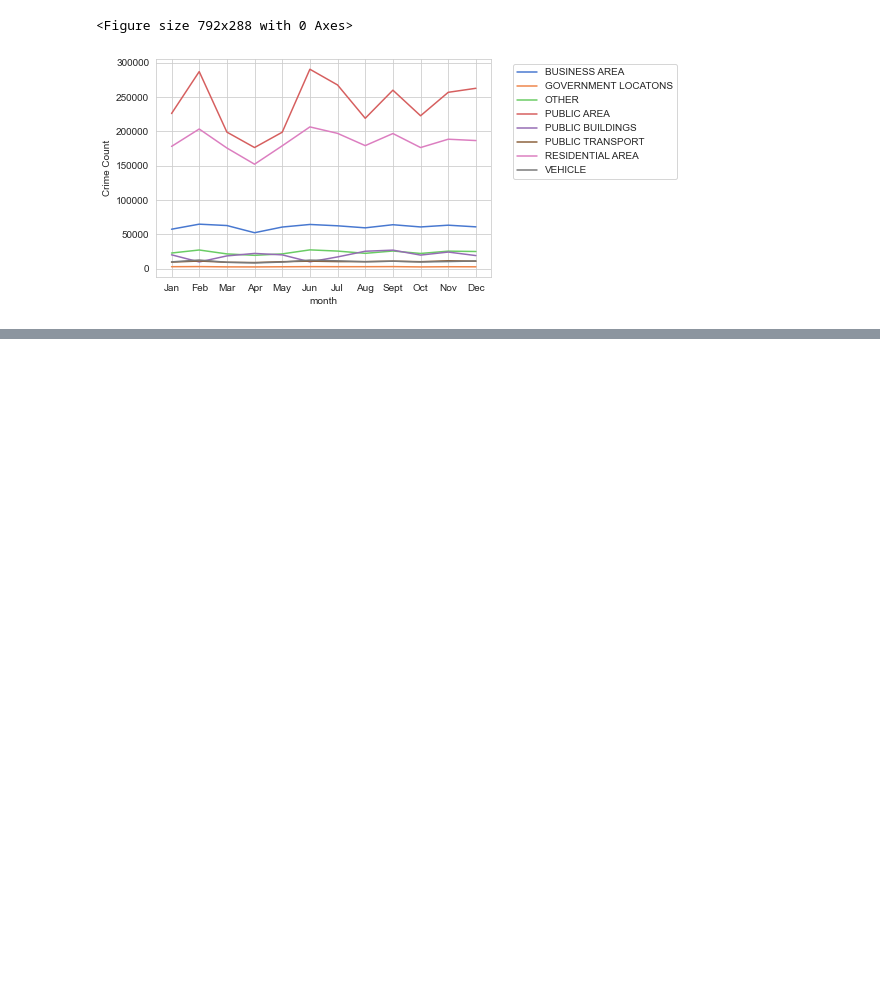
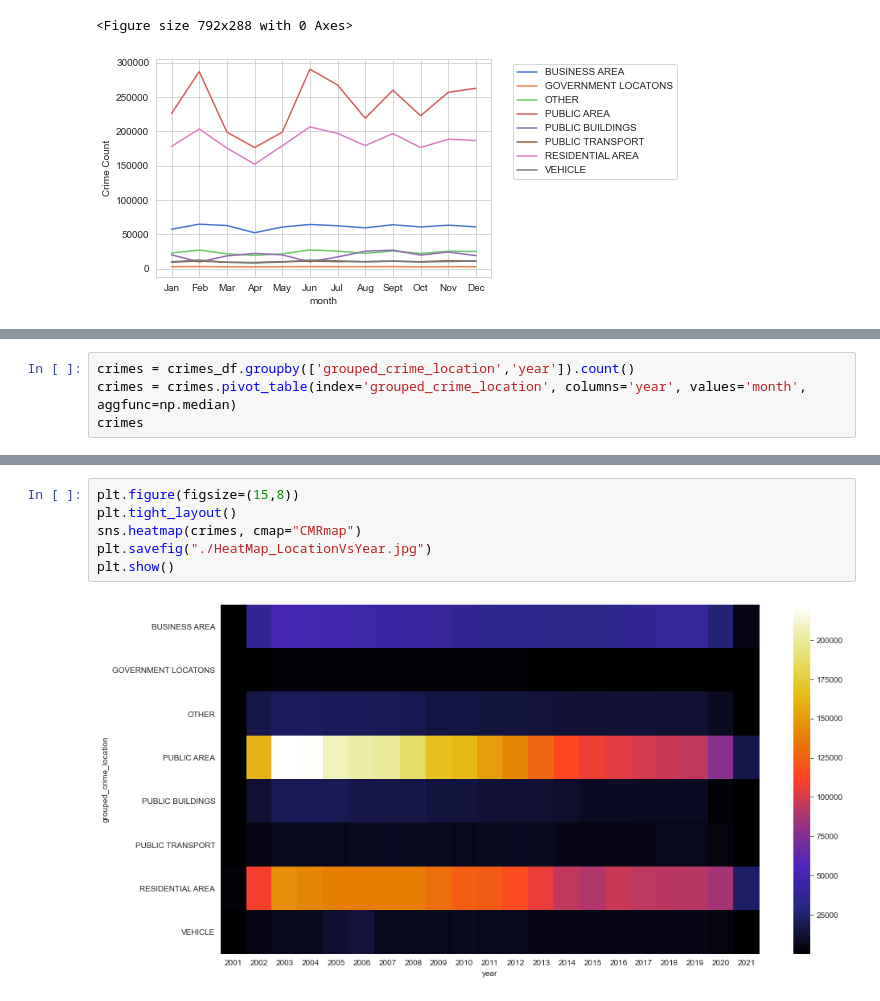
Before and after one commit to tejalvs/ChicagoCrimeAnalysis, a Jupyter notebook: Visualisations.ipynb, the cells around one changed output, grey strips where cells are left out. Saved outputs shown, nothing was run; the diff lists cells and outputs as text; blank space fills up the shorter version.

Commit message:
Heatmap for Location vs Year
Signed-off-by: Utkarsh Havle <havleutkarsh@gmail.com>

```diff
--- a/Visualisations.ipynb
+++ b/Visualisations.ipynb
@@ -391,0 +401,4 @@ plt.legend(bbox_to_anchor=(1.05, 1.0), loc='upper left')
+# %%
+crimes = crimes_df.groupby(['grouped_crime_location','year']).count()
+crimes = crimes.pivot_table(index='grouped_crime_location', columns='year', values='month', aggfunc=np.median)
+crimes
@@ -391,0 +417,8 @@ plt.legend(bbox_to_anchor=(1.05, 1.0), loc='upper left')
+# %%
+plt.figure(figsize=(15,8))
+plt.tight_layout()
+sns.heatmap(crimes, cmap="CMRmap")
+plt.savefig("./HeatMap_LocationVsYear.jpg")
+plt.show()
+# %% [output]
+[figure, added]
```
Also changed, not shown: parts of 2 cells of this notebook.
